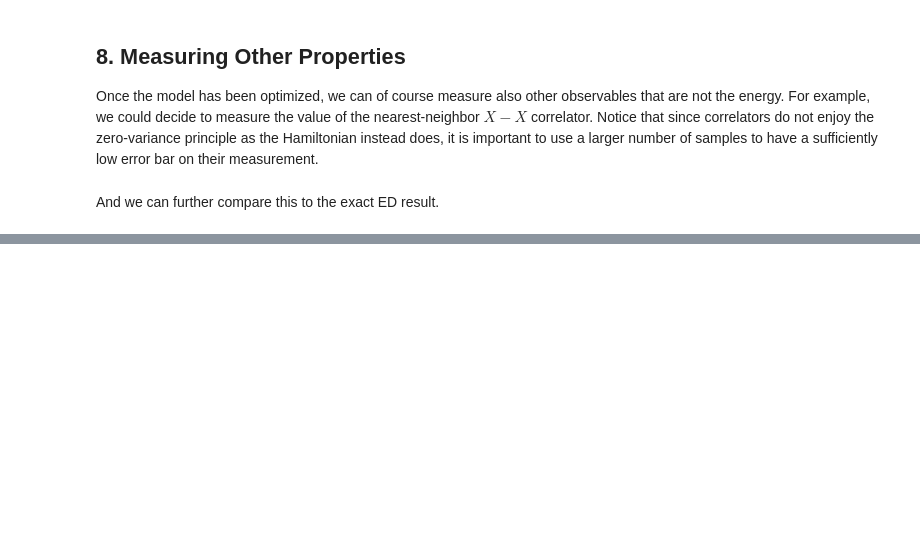
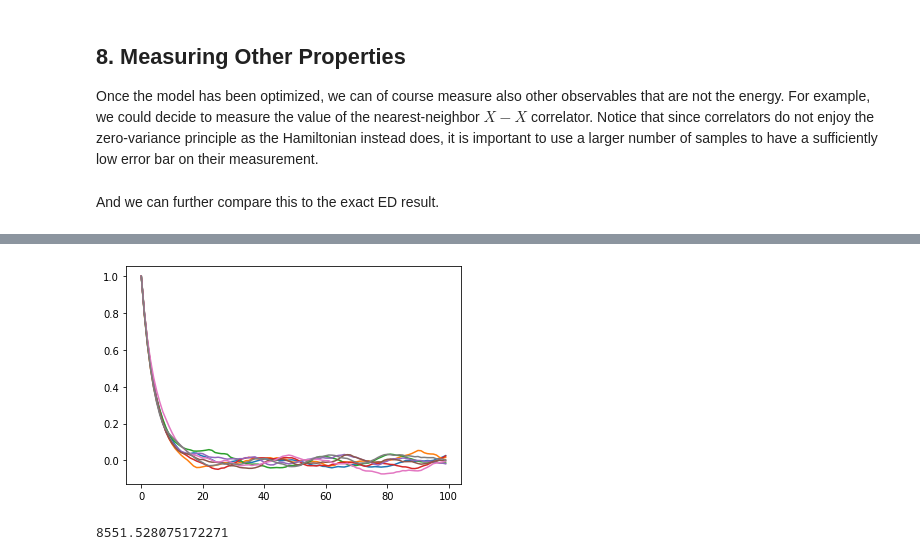
Before and after one commit to PhilipVinc/Lectures, a Jupyter notebook: 22toulouse-jax-netket/2-nqs-ising.ipynb, the cells around one changed output, grey strips where cells are left out. Drawn from its saved outputs; the diff is of its cells as text; code cells hidden in the pictures; blank space fills up the shorter version.

```diff
--- a/22toulouse-jax-netket/2-nqs-ising.ipynb
+++ b/22toulouse-jax-netket/2-nqs-ising.ipynb
@@ -660,0 +787,9 @@ print(exact_corr)
+# %%
+c = arviz.autocorr(eloc)
+plt.plot(c.T[:100]);
+# %% [output]
+[figure, added]
+# %%
+arviz.ess(np.asarray(eloc))
+# %% [output]
+8551.528075172271
```
Also changed, not shown: parts of 37 cells of this notebook, 1 other file.
